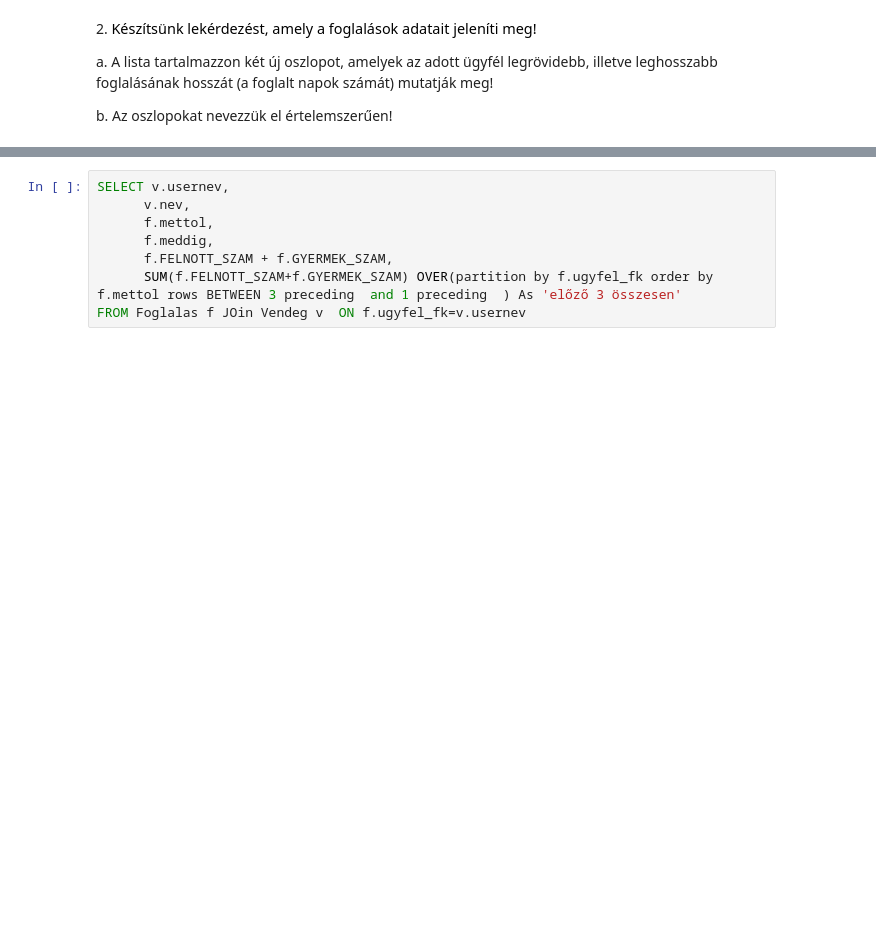
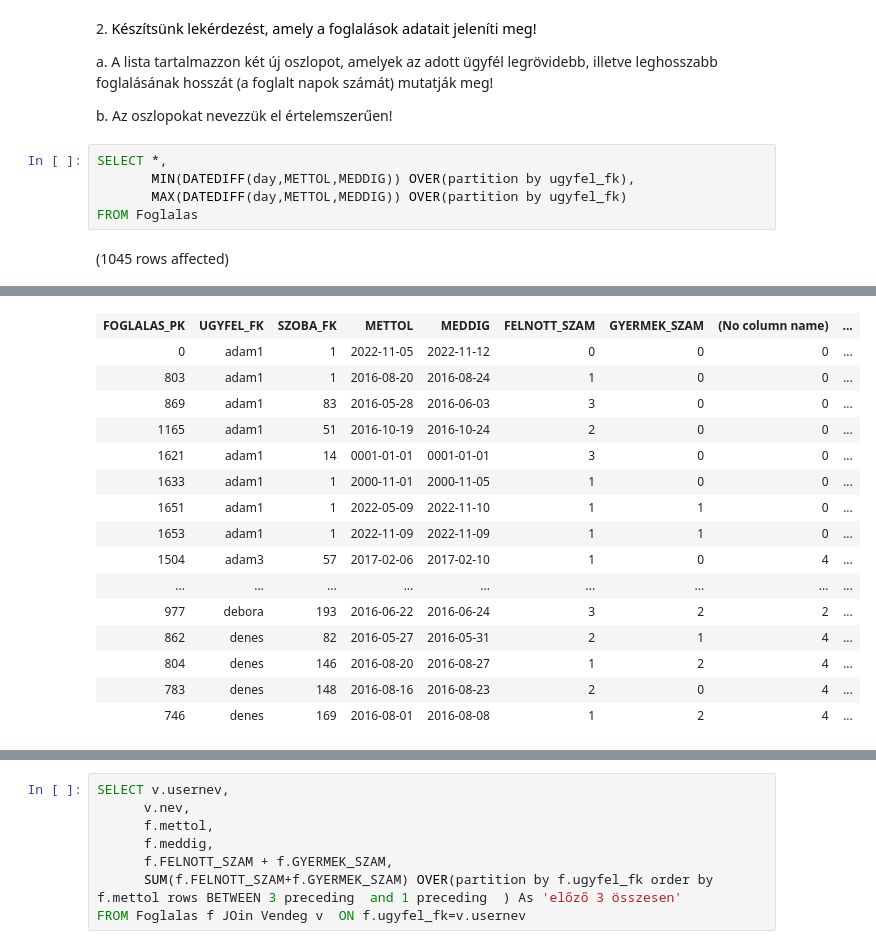
Before and after one commit to wkata/sql_gyak, a Jupyter notebook: gyak6/gyakorlat06_feladatok.ipynb, the cells around one changed output, grey strips where cells are left out. Drawn from its saved outputs; the diff is of its cells as text; blank space fills up the shorter version.

````diff
--- a/gyak6/gyakorlat06_feladatok.ipynb
+++ b/gyak6/gyakorlat06_feladatok.ipynb
@@ -33,3 +33,10 @@ Total execution time: 00:00:00.033
 a. A lista tartalmazzon két új oszlopot, amelyek az adott ügyfél legrövidebb, illetve leghosszabb foglalásának hosszát (a foglalt napok számát) mutatják meg!
 
 b. Az oszlopokat nevezzük el értelemszerűen!
+# %%
+SELECT *,
+       MIN(DATEDIFF(day,METTOL,MEDDIG)) OVER(partition by ugyfel_fk),
+       MAX(DATEDIFF(day,METTOL,MEDDIG)) OVER(partition by ugyfel_fk)
+FROM Foglalas
+# %% [output]
+(1045 rows affected)
@@ -36,3 +44,19 @@ b. Az oszlopokat nevezzük el értelemszerűen!
+| FOGLALAS_PK | UGYFEL_FK | SZOBA_FK | METTOL | MEDDIG | FELNOTT_SZAM | GYERMEK_SZAM | (No column name) | ... |
+| 0 | adam1 | 1 | 2022-11-05 | 2022-11-12 | 0 | 0 | 0 | ... |
+| 803 | adam1 | 1 | 2016-08-20 | 2016-08-24 | 1 | 0 | 0 | ... |
+| 869 | adam1 | 83 | 2016-05-28 | 2016-06-03 | 3 | 0 | 0 | ... |
+| 1165 | adam1 | 51 | 2016-10-19 | 2016-10-24 | 2 | 0 | 0 | ... |
+| 1621 | adam1 | 14 | 0001-01-01 | 0001-01-01 | 3 | 0 | 0 | ... |
+| 1633 | adam1 | 1 | 2000-11-01 | 2000-11-05 | 1 | 0 | 0 | ... |
+| 1651 | adam1 | 1 | 2022-05-09 | 2022-11-10 | 1 | 1 | 0 | ... |
+| 1653 | adam1 | 1 | 2022-11-09 | 2022-11-09 | 1 | 1 | 0 | ... |
+| 1504 | adam3 | 57 | 2017-02-06 | 2017-02-10 | 1 | 0 | 4 | ... |
+| ... | ... | ... | ... | ... | ... | ... | ... | ... |
+| 977 | debora | 193 | 2016-06-22 | 2016-06-24 | 3 | 2 | 2 | ... |
+| 862 | denes | 82 | 2016-05-27 | 2016-05-31 | 2 | 1 | 4 | ... |
+| 804 | denes | 146 | 2016-08-20 | 2016-08-27 | 1 | 2 | 4 | ... |
+| 783 | denes | 148 | 2016-08-16 | 2016-08-23 | 2 | 0 | 4 | ... |
+| 746 | denes | 169 | 2016-08-01 | 2016-08-08 | 1 | 2 | 4 | ... |
 # %% [markdown]
 ```
 3. Készítsük listát, amely megjeleníti az ügyfelek azonosítóját, nevét és a foglalásainak kezdő- és befejező dátumát, valamint azt, hogy a foglalás összesen hány főre történt!
````
Also changed, not shown: parts of 10 cells of this notebook.
